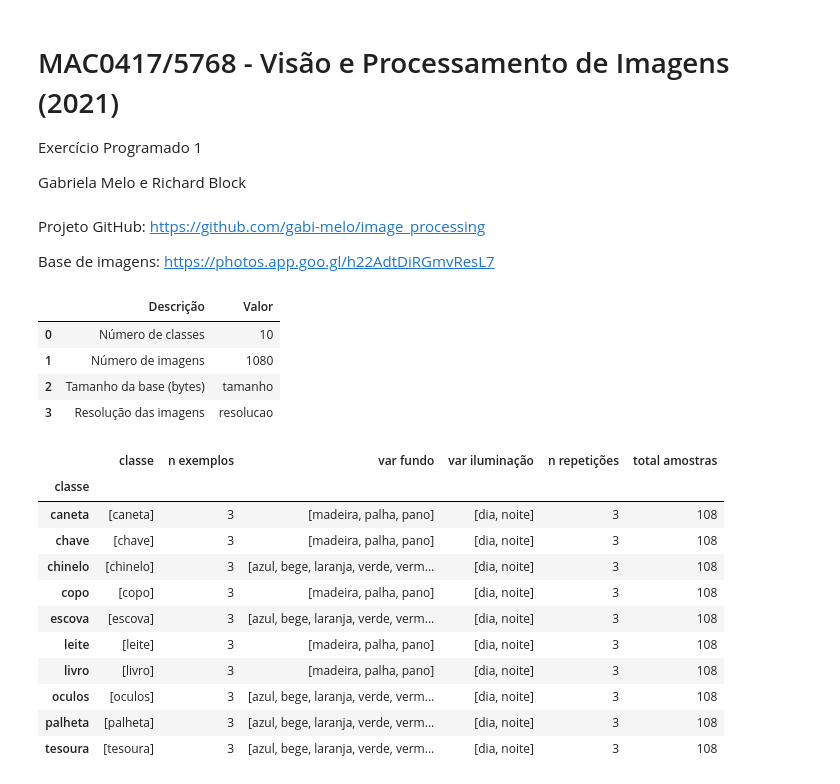
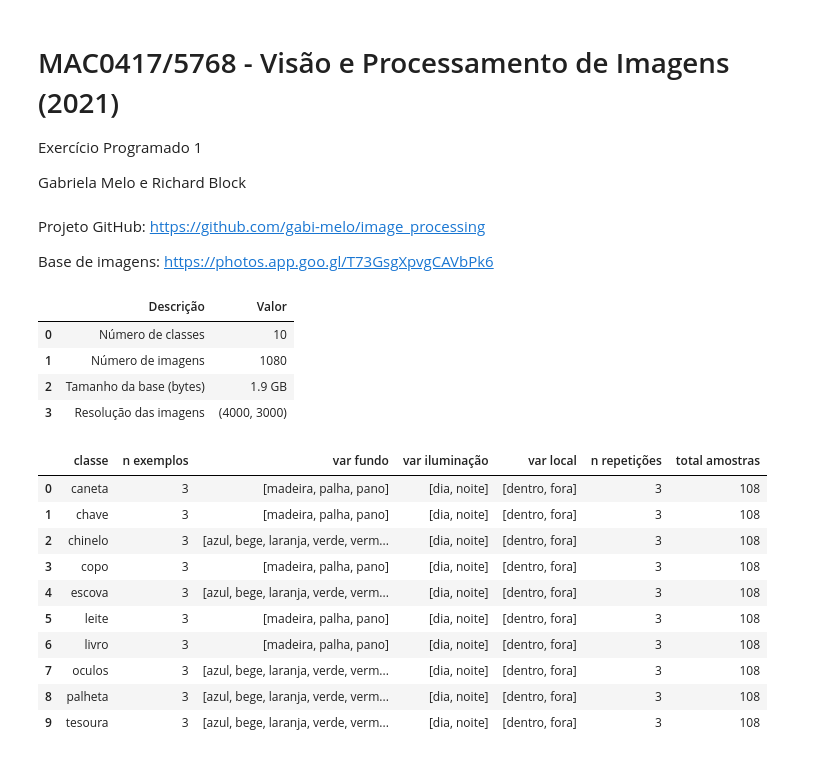
Before and after one commit to gabi-melo/image_processing, a Jupyter notebook: EP1/EP1.ipynb, the cells around one changed output. Saved outputs shown, nothing was run; the diff lists cells and outputs as text; code cells hidden in the pictures.

```diff
--- a/EP1/EP1.ipynb
+++ b/EP1/EP1.ipynb
@@ -7,7 +7,7 @@ Gabriela Melo e Richard Block
 # %% [markdown]
 Projeto GitHub: https://github.com/gabi-melo/image_processing
 
-Base de imagens: https://photos.app.goo.gl/h22AdtDiRGmvResL7
+Base de imagens: https://photos.app.goo.gl/T73GsgXpvgCAVbPk6
 # %%
 import numpy as np
 import pandas as pd
@@ -18,5 +21,8 @@ metadata = pd.read_excel('./metadata.xlsx')
 # %%
 ##Tabela Global
+
+im = Image.open("./example_image.jpg")
+width, height = im.size
 
 tabela_global = pd.DataFrame({"Descrição": ["Número de classes",
                                             "Número de imagens",
@@ -24,41 +30,40 @@ tabela_global = pd.DataFrame({"Descrição": ["Número de classes",
                                             "Resolução das imagens"],
                               "Valor": [metadata.groupby('classe').count().shape[0],
                                         metadata.groupby('classe').count()['exemplo'].sum(),
-                                        "tamanho",
-                                        "resolucao",
-                                        ]})
+                                        "1.9 GB",
+                                        im.size]})
 
 tabela_global
 # %% [output]
 |  | Descrição | Valor |
 | 0 | Número de classes | 10 |
 | 1 | Número de imagens | 1080 |
-| 2 | Tamanho da base (bytes) | tamanho |
-| 3 | Resolução das imagens | resolucao |
+| 2 | Tamanho da base (bytes) | 1.9 GB |
+| 3 | Resolução das imagens | (4000, 3000) |
 # %%
 ##Tabela Detalhada
 
 def f_tabela(df):
     return df.apply(np.unique)
 
-tabela_classe = metadata.groupby(["classe"]).apply(f_tabela)[["classe"]]
+tabela_classe = pd.DataFrame()
 tabela_classe["n exemplos"] = metadata.groupby("classe")["exemplo"].max()
 tabela_classe["var fundo"] = metadata.groupby(["classe"]).apply(f_tabela)[["fundo"]]
 tabela_classe["var iluminação"] = metadata.groupby(["classe"]).apply(f_tabela)[["periodo"]]
+tabela_classe["var local"] = metadata.groupby(["classe"]).apply(f_tabela)[["local"]]
 tabela_classe["n repetições"] = metadata.groupby("classe")["repeticao"].max()
 tabela_classe["total amostras"] = metadata.groupby("classe")["exemplo"].count()
 
-tabela_classe
+tabela_classe.reset_index()
 # %% [output]
-|  | classe | n exemplos | var fundo | var iluminação | n repetições | total amostras |
-| classe |  |  |  |  |  |  |
-| caneta | [caneta] | 3 | [madeira, palha, pano] | [dia, noite] | 3 | 108 |
-| chave | [chave] | 3 | [madeira, palha, pano] | [dia, noite] | 3 | 108 |
-| chinelo | [chinelo] | 3 | [azul, bege, laranja, verde, verm... | [dia, noite] | 3 | 108 |
-| copo | [copo] | 3 | [madeira, palha, pano] | [dia, noite] | 3 | 108 |
-| escova | [escova] | 3 | [azul, bege, laranja, verde, verm... | [dia, noite] | 3 | 108 |
-| leite | [leite] | 3 | [madeira, palha, pano] | [dia, noite] | 3 | 108 |
-| livro | [livro] | 3 | [madeira, palha, pano] | [dia, noite] | 3 | 108 |
-| oculos | [oculos] | 3 | [azul, bege, laranja, verde, verm... | [dia, noite] | 3 | 108 |
-| palheta | [palheta] | 3 | [azul, bege, laranja, verde, verm... | [dia, noite] | 3 | 108 |
-| tesoura | [tesoura] | 3 | [azul, bege, laranja, verde, verm... | [dia, noite] | 3 | 108 |
+|  | classe | n exemplos | var fundo | var iluminação | var local | n repetições | total amostras |
+| 0 | caneta | 3 | [madeira, palha, pano] | [dia, noite] | [dentro, fora] | 3 | 108 |
+| 1 | chave | 3 | [madeira, palha, pano] | [dia, noite] | [dentro, fora] | 3 | 108 |
+| 2 | chinelo | 3 | [azul, bege, laranja, verde, verm... | [dia, noite] | [dentro, fora] | 3 | 108 |
+| 3 | copo | 3 | [madeira, palha, pano] | [dia, noite] | [dentro, fora] | 3 | 108 |
+| 4 | escova | 3 | [azul, bege, laranja, verde, verm... | [dia, noite] | [dentro, fora] | 3 | 108 |
+| 5 | leite | 3 | [madeira, palha, pano] | [dia, noite] | [dentro, fora] | 3 | 108 |
+| 6 | livro | 3 | [madeira, palha, pano] | [dia, noite] | [dentro, fora] | 3 | 108 |
+| 7 | oculos | 3 | [azul, bege, laranja, verde, verm... | [dia, noite] | [dentro, fora] | 3 | 108 |
+| 8 | palheta | 3 | [azul, bege, laranja, verde, verm... | [dia, noite] | [dentro, fora] | 3 | 108 |
+| 9 | tesoura | 3 | [azul, bege, laranja, verde, verm... | [dia, noite] | [dentro, fora] | 3 | 108 |
```
Also changed, not shown: parts of 3 cells of this notebook, 1 other file.
